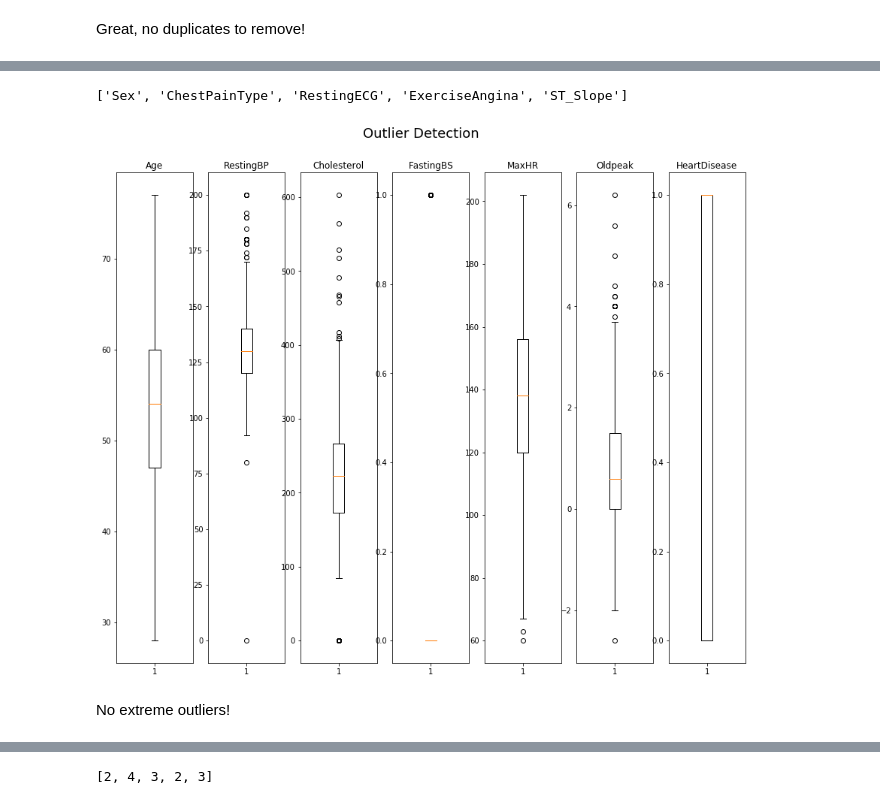
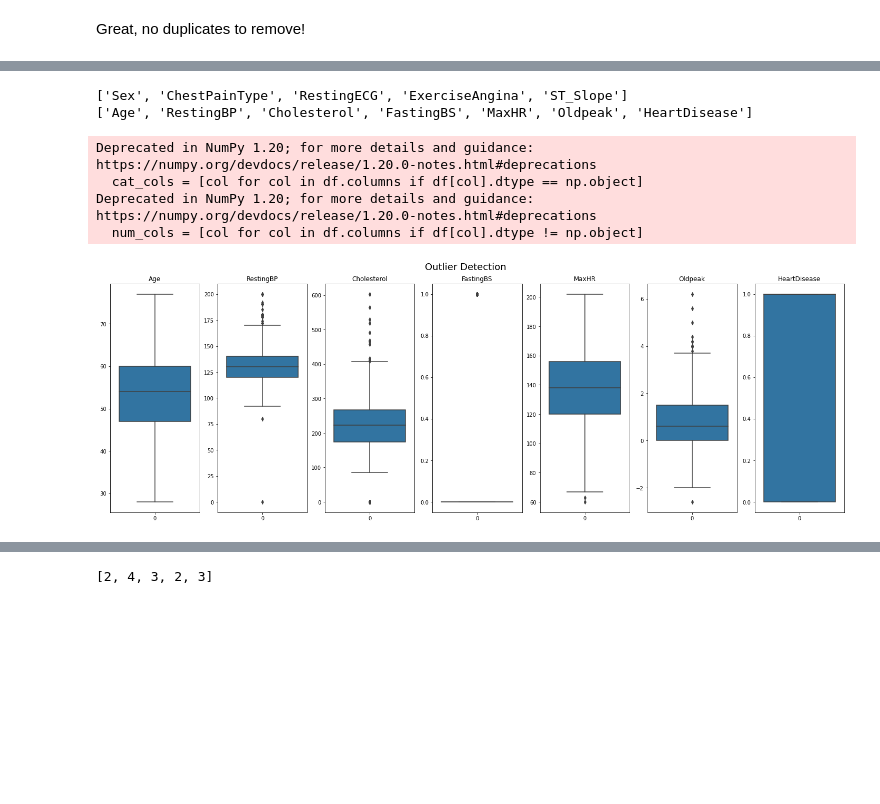
Before and after one commit to brianwade1/Bayesian_Optimization_NN_HeartFailure, a Jupyter notebook: EDA.ipynb, the cells around one changed output, grey strips where cells are left out. Cells and saved outputs as stored; diff of their text form; code cells hidden in the pictures; blank space fills up the shorter version.

```diff
--- a/EDA.ipynb
+++ b/EDA.ipynb
@@ -121,25 +124,53 @@ def find_num_and_cat_cols(df):
     return (cat_cols, num_cols)
 # %%
 cat_cols , num_cols = find_num_and_cat_cols(df)
-cat_cols
+print(cat_cols)
+print(num_cols)
 # %% [output]
 ['Sex', 'ChestPainType', 'RestingECG', 'ExerciseAngina', 'ST_Slope']
+['Age', 'RestingBP', 'Cholesterol', 'FastingBS', 'MaxHR', 'Oldpeak', 'HeartDisease']
+Deprecated in NumPy 1.20; for more details and guidance: https://numpy.org/devdocs/release/1.20.0-notes.html#deprecations
+  cat_cols = [col for col in df.columns if df[col].dtype == np.object]
+Deprecated in NumPy 1.20; for more details and guidance: https://numpy.org/devdocs/release/1.20.0-notes.html#deprecations
+  num_cols = [col for col in df.columns if df[col].dtype != np.object]
 # %%
 num_numeric_cols = len(num_cols)
 
-# define subplot grid
-plt.figure(figsize=(15, 12))
-plt.subplots_adjust(hspace = 0.5)
-plt.suptitle("Outlier Detection", fontsize=18, y=0.95)
+# # define subplot grid
+# fig = plt.figure(figsize=[25,8])
 
-for n, column in enumerate(num_cols):
-    ax = plt.subplot(1, num_numeric_cols, n + 1)
-    plt.boxplot(df[column])
-    ax.set_title(column)
-    ax.set_xlabel("")
+# #plt.subplots_adjust(hspace = 0.5)
+# #fig.suptitle("Outlier Detection", fontsize=18, y=0.95)
+# #fig, axs = plt.subplots(1, num_numeric_cols, constrained_layout=True, figsize=[25,8])
 
-#plt.show()
+# # fig, axs = plt.subplots(1, num_numeric_cols, figsize=[25,8])
+# # fig.suptitle("Outlier Detection", fontsize=18, y=0.95)
+# # for n, ax in enumerate(axs.flat):
+# #     col_name = num_cols[n]
+# #     ax.boxplot(df[col_name])
+# #     ax.set_title(col_name)
+# #     ax.set_xlabel("")
+
+
+# for n, column in enumerate(num_cols):
+#     ax = fig.add_subplot(1, num_numeric_cols, n + 1)
+#     ax.boxplot(df[column])
+#     ax.set_title(column)
+#     ax.set_xlabel("")
+
+
+# #fig.tight_layout()
+# #fig.subplots(constrained_layout=True)
+# fig.savefig(os.path.join('Images', 'OutlierDetection.png'), bbox_inches='tight')
+# #fig.savefig(os.path.join('Images', 'OutlierDetection.png'))
-# %% [output]
-[figure, removed]
-# %% [markdown]
-No extreme outliers!
+# %%
+fig = plt.figure(figsize=[25,8])
+for n, column in enumerate(num_cols):
+    ax = fig.add_subplot(1, num_numeric_cols, n + 1)
+    sns.boxplot(data = df[column], ax = ax)
+    ax.set_title(column)
+    ax.set_xlabel("")
+fig.suptitle("Outlier Detection", fontsize=18, y=0.95)
+fig.savefig(os.path.join('Images', 'OutlierDetection.png'), bbox_inches='tight')
+# %% [output]
+[figure, added]
```
Also changed, not shown: parts of 13 cells of this notebook, 24 other files.
